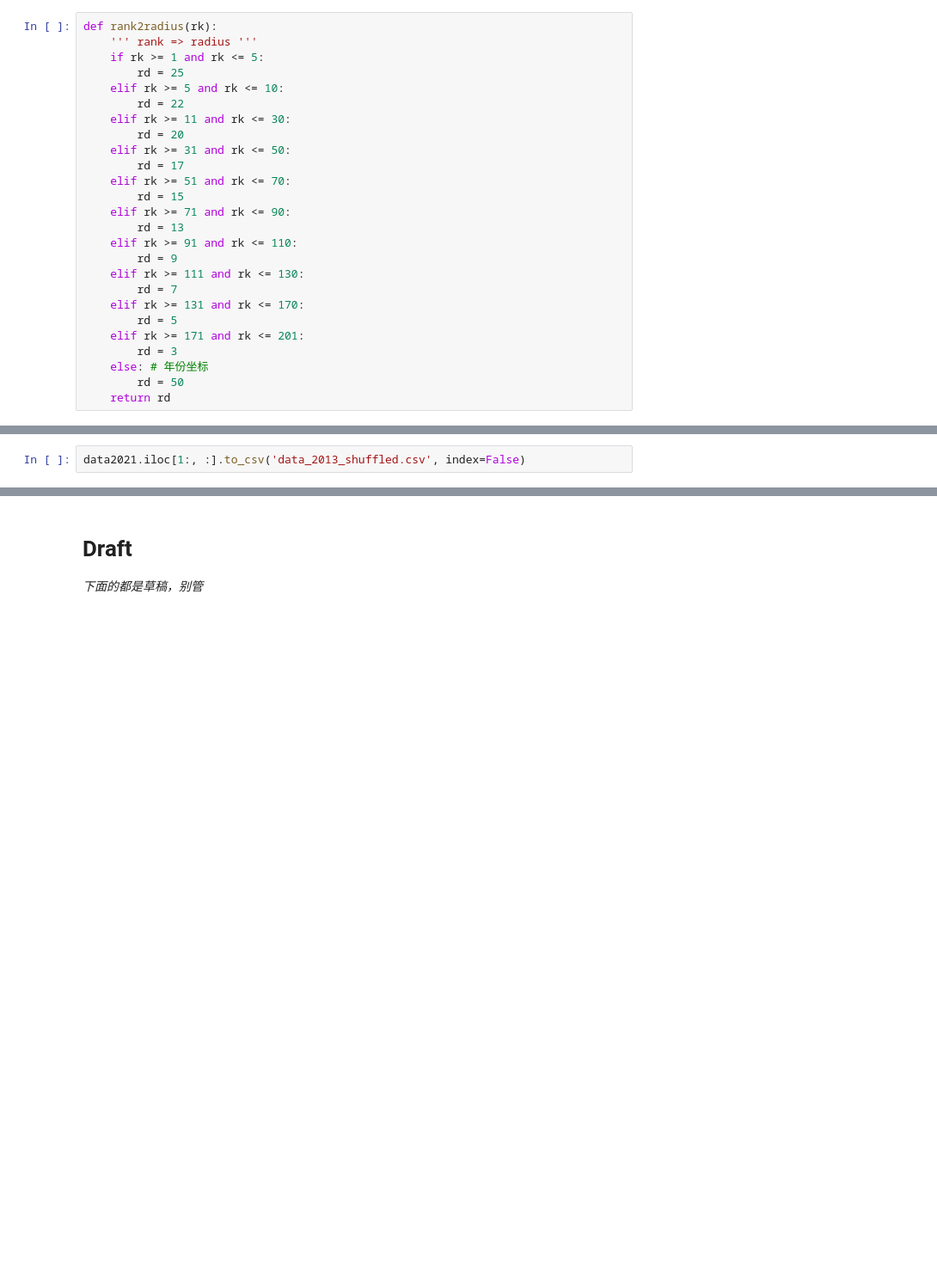
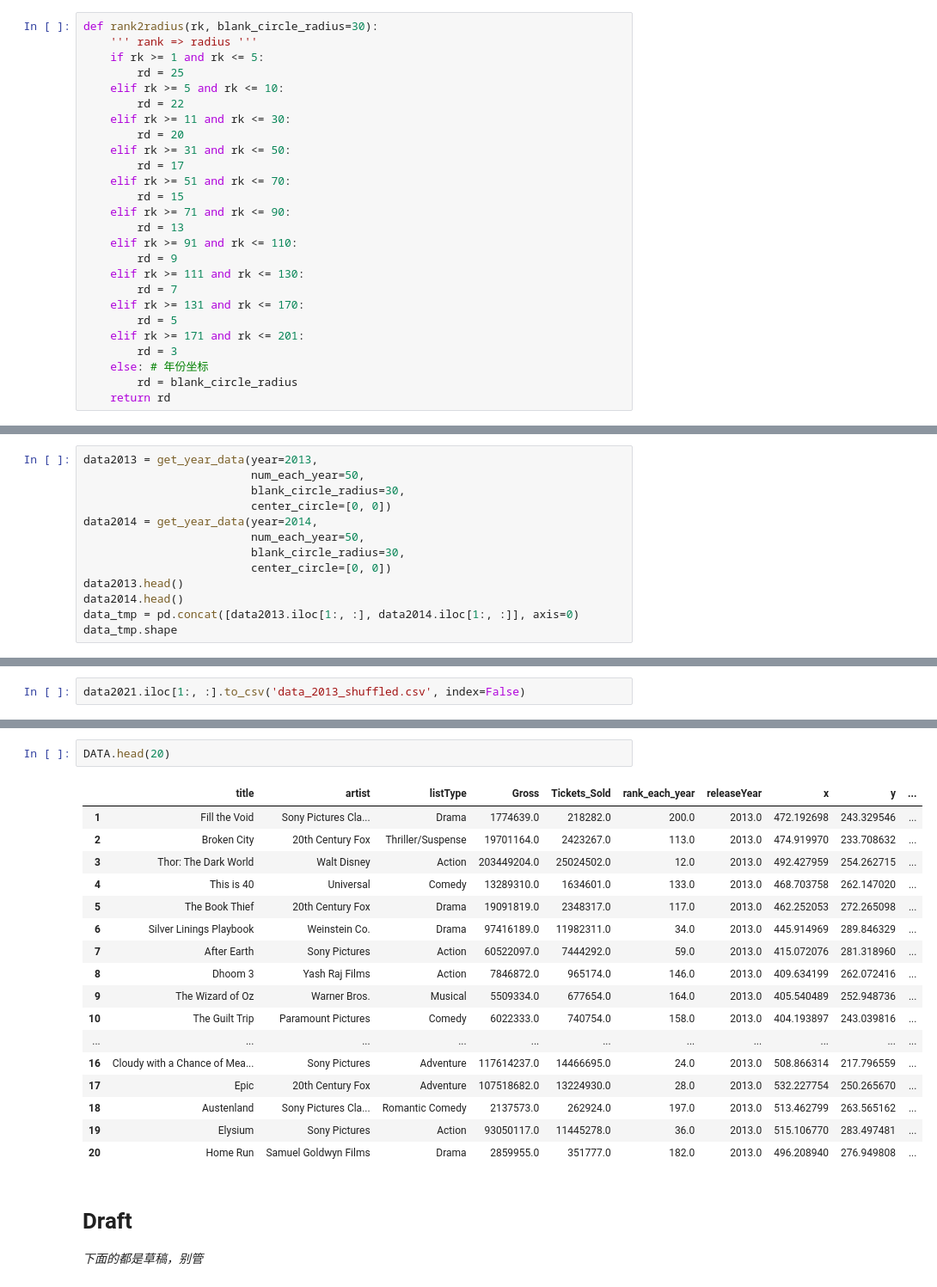
Before and after one commit to Limjohns/data_visualization, a Jupyter notebook: data/add_coordinates.ipynb, the cells around one changed output, grey strips where cells are left out. Shown: that part at 86% size. Cells and saved outputs as stored; diff of their text form; blank space fills up the shorter version.

```diff
--- a/data/add_coordinates.ipynb
+++ b/data/add_coordinates.ipynb
@@ -134,7 +134,7 @@ data_crop.to_csv('data_coordinates.csv')
 # %% [markdown]
 # 添加circles
 # %%
-def rank2radius(rk):
+def rank2radius(rk, blank_circle_radius=30):
     ''' rank => radius '''
     if rk >= 1 and rk <= 5:
         rd = 25
@@ -157,5 +157,5 @@ def rank2radius(rk):
     elif rk >= 171 and rk <= 201:
         rd = 3
     else: # 年份坐标
-        rd = 50
+        rd = blank_circle_radius
     return rd
@@ -163,0 +162,13 @@ def rank2radius(rk):
+# %%
+data2013 = get_year_data(year=2013,
+                         num_each_year=50,
+                         blank_circle_radius=30,
+                         center_circle=[0, 0])
+data2014 = get_year_data(year=2014,
+                         num_each_year=50,
+                         blank_circle_radius=30,
+                         center_circle=[0, 0])
+data2013.head()
+data2014.head()
+data_tmp = pd.concat([data2013.iloc[1:, :], data2014.iloc[1:, :]], axis=0)
+data_tmp.shape
@@ -256,3 +370,23 @@ DATA.to_csv('DATA.csv', index=False)
+# %%
+DATA.head(20)
+# %% [output]
+|  | title | artist | listType | Gross | Tickets_Sold | rank_each_year | releaseYear | x | y | ... |
+| 1 | Fill the Void | Sony Pictures Cla... | Drama | 1774639.0 | 218282.0 | 200.0 | 2013.0 | 472.192698 | 243.329546 | ... |
+| 2 | Broken City | 20th Century Fox | Thriller/Suspense | 19701164.0 | 2423267.0 | 113.0 | 2013.0 | 474.919970 | 233.708632 | ... |
+| 3 | Thor: The Dark World | Walt Disney | Action | 203449204.0 | 25024502.0 | 12.0 | 2013.0 | 492.427959 | 254.262715 | ... |
+| 4 | This is 40 | Universal | Comedy | 13289310.0 | 1634601.0 | 133.0 | 2013.0 | 468.703758 | 262.147020 | ... |
+| 5 | The Book Thief | 20th Century Fox | Drama | 19091819.0 | 2348317.0 | 117.0 | 2013.0 | 462.252053 | 272.265098 | ... |
+| 6 | Silver Linings Playbook | Weinstein Co. | Drama | 97416189.0 | 11982311.0 | 34.0 | 2013.0 | 445.914969 | 289.846329 | ... |
+| 7 | After Earth | Sony Pictures | Action | 60522097.0 | 7444292.0 | 59.0 | 2013.0 | 415.072076 | 281.318960 | ... |
+| 8 | Dhoom 3 | Yash Raj Films | Action | 7846872.0 | 965174.0 | 146.0 | 2013.0 | 409.634199 | 262.072416 | ... |
+| 9 | The Wizard of Oz | Warner Bros. | Musical | 5509334.0 | 677654.0 | 164.0 | 2013.0 | 405.540489 | 252.948736 | ... |
+| 10 | The Guilt Trip | Paramount Pictures | Comedy | 6022333.0 | 740754.0 | 158.0 | 2013.0 | 404.193897 | 243.039816 | ... |
+| ... | ... | ... | ... | ... | ... | ... | ... | ... | ... | ... |
+| 16 | Cloudy with a Chance of Mea... | Sony Pictures | Adventure | 117614237.0 | 14466695.0 | 24.0 | 2013.0 | 508.866314 | 217.796559 | ... |
+| 17 | Epic | 20th Century Fox | Adventure | 107518682.0 | 13224930.0 | 28.0 | 2013.0 | 532.227754 | 250.265670 | ... |
+| 18 | Austenland | Sony Pictures Cla... | Romantic Comedy | 2137573.0 | 262924.0 | 197.0 | 2013.0 | 513.462799 | 263.565162 | ... |
+| 19 | Elysium | Sony Pictures | Action | 93050117.0 | 11445278.0 | 36.0 | 2013.0 | 515.106770 | 283.497481 | ... |
+| 20 | Home Run | Samuel Goldwyn Films | Drama | 2859955.0 | 351777.0 | 182.0 | 2013.0 | 496.208940 | 276.949808 | ... |
 # %% [markdown]
 # Draft
 *下面的都是草稿，别管*
```
Also changed, not shown: parts of 12 cells of this notebook, 8 other files.
